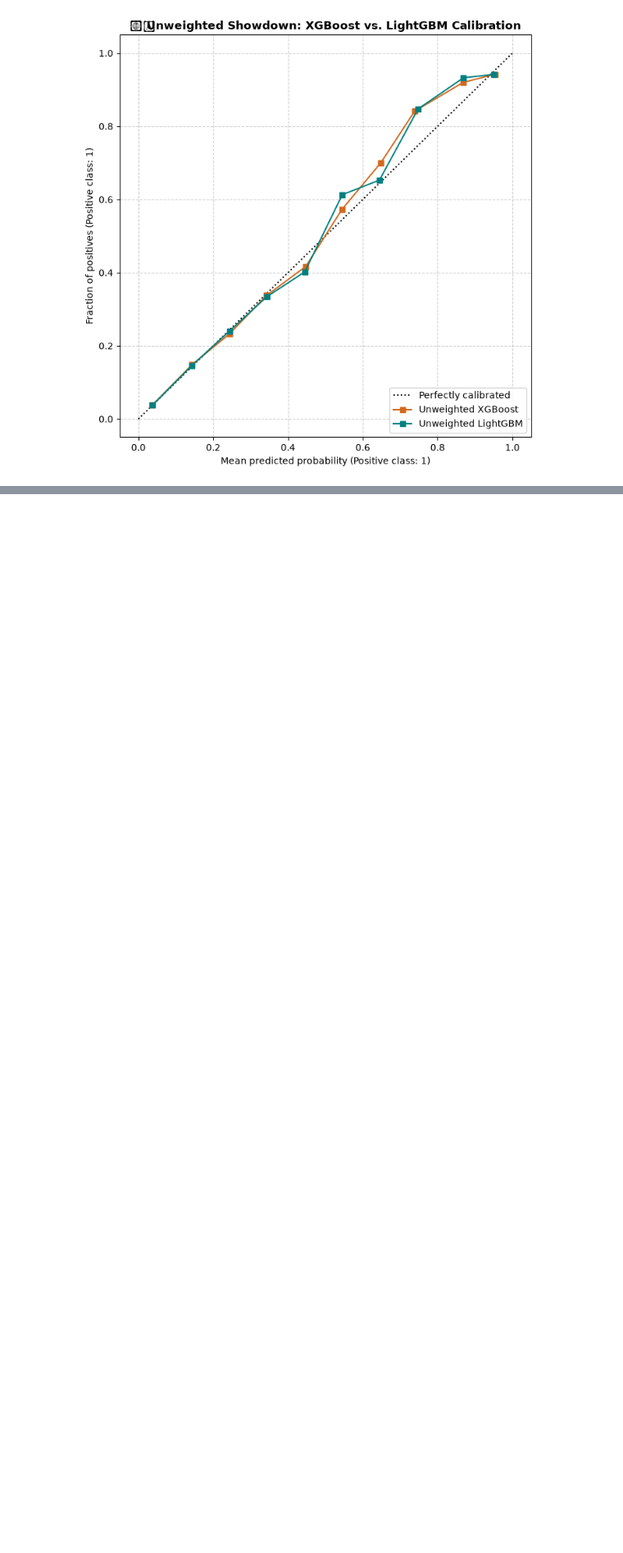
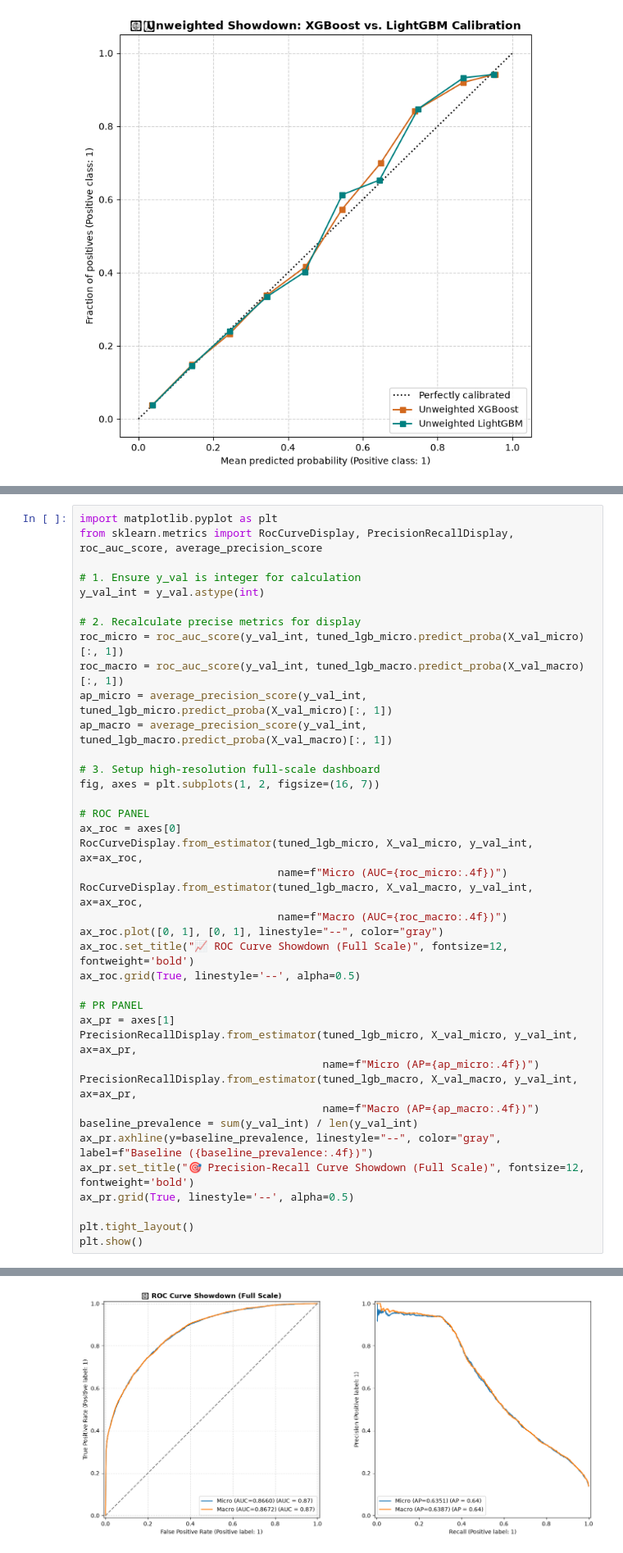
Before and after one commit to Gautam0211/Credit-Risk-Stress-Testing-Under-Macro-Conditions-of-2008-Global-Recession, a Jupyter notebook: Notebooks/Baseline_Model.ipynb, the cells around one changed output, grey strips where cells are left out. Shown at 82% size. Saved outputs shown, nothing was run; the diff lists cells and outputs as text; blank space fills up the shorter version.

```diff
--- a/Notebooks/Baseline_Model.ipynb
+++ b/Notebooks/Baseline_Model.ipynb
@@ -769,0 +1433,40 @@ plt.show()
+# %%
+import matplotlib.pyplot as plt
+from sklearn.metrics import RocCurveDisplay, PrecisionRecallDisplay, roc_auc_score, average_precision_score
+
+# 1. Ensure y_val is integer for calculation
+y_val_int = y_val.astype(int)
+
+# 2. Recalculate precise metrics for display
+roc_micro = roc_auc_score(y_val_int, tuned_lgb_micro.predict_proba(X_val_micro)[:, 1])
+roc_macro = roc_auc_score(y_val_int, tuned_lgb_macro.predict_proba(X_val_macro)[:, 1])
+ap_micro = average_precision_score(y_val_int, tuned_lgb_micro.predict_proba(X_val_micro)[:, 1])
+ap_macro = average_precision_score(y_val_int, tuned_lgb_macro.predict_proba(X_val_macro)[:, 1])
+
+# 3. Setup high-resolution full-scale dashboard
+fig, axes = plt.subplots(1, 2, figsize=(16, 7))
+
+# ROC PANEL
+ax_roc = axes[0]
+RocCurveDisplay.from_estimator(tuned_lgb_micro, X_val_micro, y_val_int, ax=ax_roc,
+                               name=f"Micro (AUC={roc_micro:.4f})")
+RocCurveDisplay.from_estimator(tuned_lgb_macro, X_val_macro, y_val_int, ax=ax_roc,
+                               name=f"Macro (AUC={roc_macro:.4f})")
+ax_roc.plot([0, 1], [0, 1], linestyle="--", color="gray")
+ax_roc.set_title("📈 ROC Curve Showdown (Full Scale)", fontsize=12, fontweight='bold')
+ax_roc.grid(True, linestyle='--', alpha=0.5)
+
+# PR PANEL
+ax_pr = axes[1]
+PrecisionRecallDisplay.from_estimator(tuned_lgb_micro, X_val_micro, y_val_int, ax=ax_pr,
+                                      name=f"Micro (AP={ap_micro:.4f})")
+PrecisionRecallDisplay.from_estimator(tuned_lgb_macro, X_val_macro, y_val_int, ax=ax_pr,
+                                      name=f"Macro (AP={ap_macro:.4f})")
+baseline_prevalence = sum(y_val_int) / len(y_val_int)
+ax_pr.axhline(y=baseline_prevalence, linestyle="--", color="gray", label=f"Baseline ({baseline_prevalence:.4f})")
+ax_pr.set_title("🎯 Precision-Recall Curve Showdown (Full Scale)", fontsize=12, fontweight='bold')
+ax_pr.grid(True, linestyle='--', alpha=0.5)
+
+plt.tight_layout()
+plt.show()
+# %% [output]
@@ -769,0 +1474 @@ plt.show()
+[figure, added]
```
Also changed, not shown: parts of 28 cells of this notebook.
